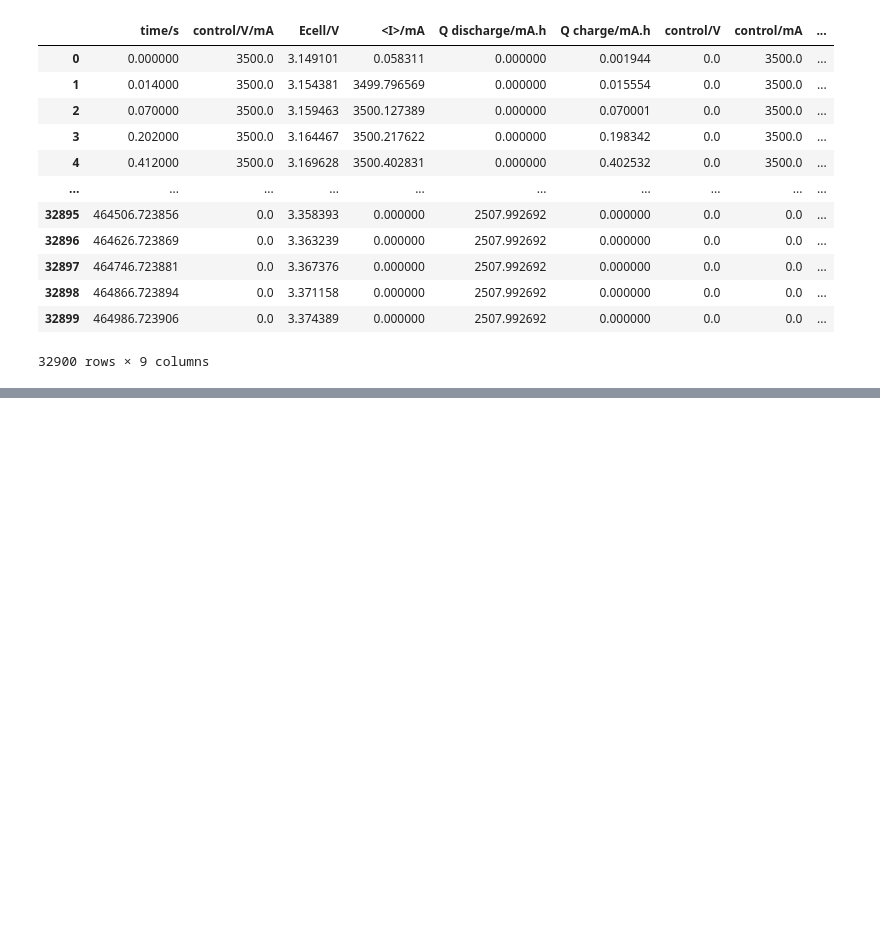
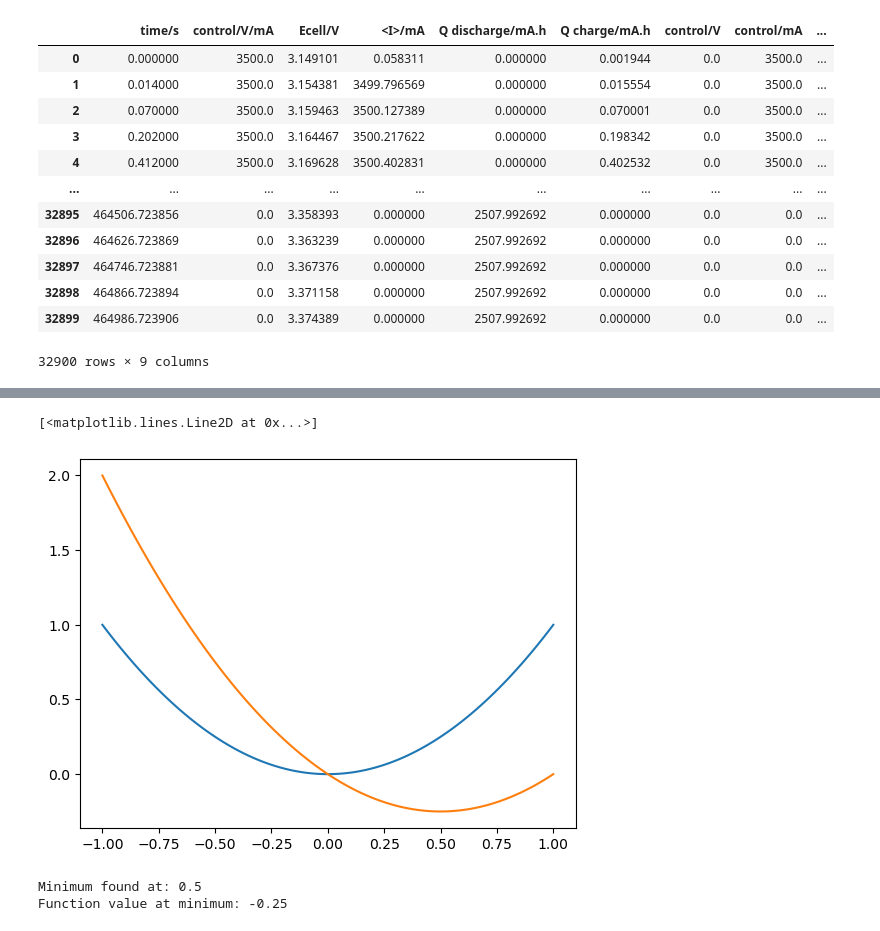
Before and after one commit to cduartes0203/Batteries_Prognostics, a Jupyter notebook: test.ipynb, the cells around one changed output, grey strips where cells are left out. Saved outputs shown, nothing was run; the diff lists cells and outputs as text; code cells hidden in the pictures; blank space fills up the shorter version.

```diff
--- a/test.ipynb
+++ b/test.ipynb
@@ -152,0 +152,57 @@ No artists with labels found to put in legend.  Note that artists whose label st
+# %%
+def f1(x):
+    return x**2
+def f2(x):
+    return x**2-x
+
+x=np.linspace(-1,1,100)
+y1=f1(x)
+y2=f2(x)
+plt.plot(x,y1)
+plt.plot(x,y2)
+# %% [output]
+[<matplotlib.lines.Line2D at 0x...>]
+[figure, added]
+# %%
+import numpy as np
+
+# Define the function, its first derivative (gradient), and second derivative (Hessian)
+def f(x):
+    return x**2-x
+
+def df(x):
+    return 2*x-1
+
+def ddf(x):
+    return 2
+
+# Newton's method implementation
+def newtons_method(x0, tolerance=1e-6, max_iterations=100):
+    x = x0
+    for i in range(max_iterations):
+        derivative = df(x)
+        second_derivative = ddf(x)
+
+        # Newton update formula
+        if second_derivative == 0:
+            print("Zero second derivative. Method fails.")
+            break
+
+        x_new = x - derivative / second_derivative
+
+        # Check for convergence
+        if abs(x_new - x) < tolerance:
+            return x_new
+
+        x = x_new
+
+    return x
+
+# Initial guess
+x0 = 2
+minimum = newtons_method(x0)
+print(f"Minimum found at: {minimum}")
+print(f"Function value at minimum: {f(minimum)}")
+# %% [output]
+Minimum found at: 0.5
+Function value at minimum: -0.25
```
Also changed, not shown: parts of 6 cells of this notebook, 2 other files.
